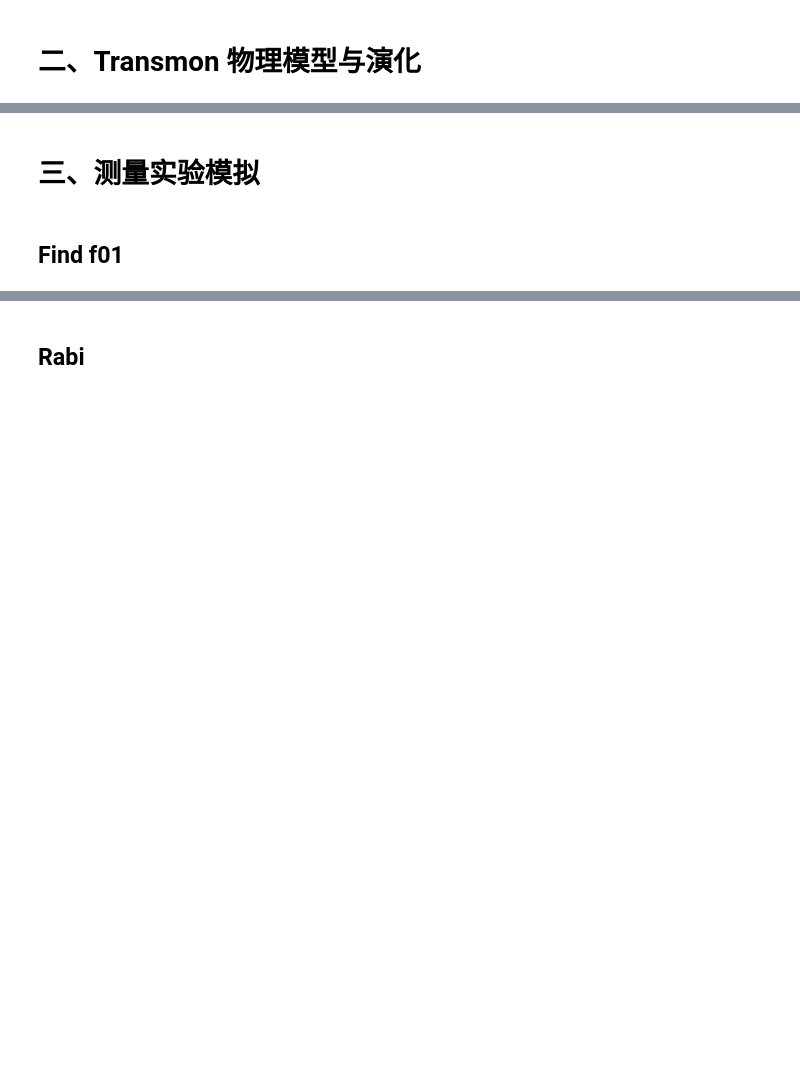
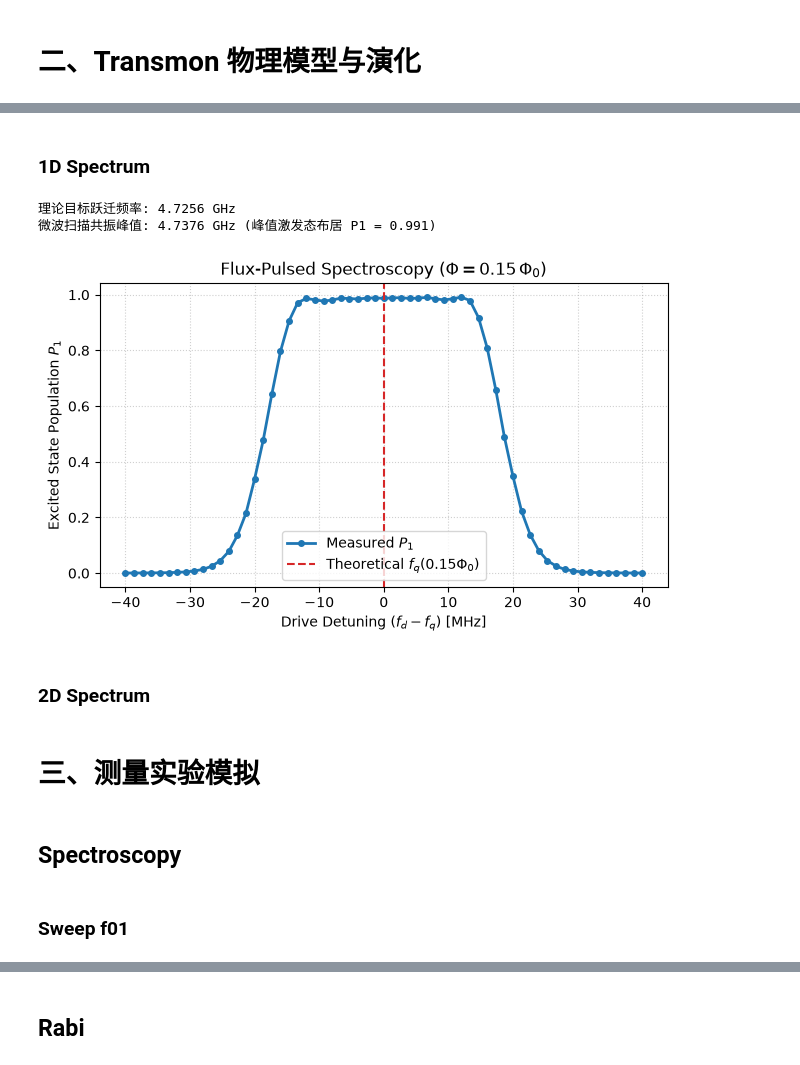
Before and after one commit to quantum-panda-a/SQPulse, a Jupyter notebook: examples/demo.ipynb, the cells around one changed output, grey strips where cells are left out. Saved outputs shown, nothing was run; the diff lists cells and outputs as text; code cells hidden in the pictures; blank space fills up the shorter version.

```diff
--- a/examples/demo.ipynb
+++ b/examples/demo.ipynb
@@ -185,0 +211,35 @@ plt.tight_layout()
+# %% [markdown]
+### 1D Spectrum
+# %%
+# 3. 扫描 XY 驱动载波频率 f_d
+freqs = np.linspace(f_shifted - 40 * MHz, f_shifted + 40 * MHz, 61)
+p1_vals = []
+
+for fd in freqs:
+    # 模拟驱动载波频率为 fd 时的含时哈密顿量动力学演化
+    res = Simulator.run(q, seq, dt=1.0 * ns, f_d=float(fd))
+    p1_vals.append(res.final_population(1))
+
+p1_vals = np.array(p1_vals)
+f_peak = freqs[np.argmax(p1_vals)]
+
+print(f"理论目标跃迁频率: {f_shifted / 1e9:.4f} GHz")
+print(f"微波扫描共振峰值: {f_peak / 1e9:.4f} GHz (峰值激发态布居 P1 = {np.max(p1_vals):.3f})")
+
+# 4. 绘制 1D 频谱响应
+plt.figure(figsize=(6.5, 4))
+plt.plot((freqs - f_shifted) / 1e6, p1_vals, "o-", color="#1f77b4", lw=2, ms=4, label="Measured $P_1$")
+plt.axvline(0, color="#d62728", linestyle="--", label=rf"Theoretical $f_q({phi_bias}\Phi_0)$")
+plt.xlabel(r"Drive Detuning $(f_d - f_q)\ [\mathrm{MHz}]$")
+plt.ylabel(r"Excited State Population $P_1$")
+plt.title(rf"Flux-Pulsed Spectroscopy ($\Phi = {phi_bias}\,\Phi_0$)")
+plt.grid(True, linestyle=":", alpha=0.6)
+plt.legend()
+plt.tight_layout()
+plt.show()
+# %% [output]
+理论目标跃迁频率: 4.7256 GHz
+微波扫描共振峰值: 4.7376 GHz (峰值激发态布居 P1 = 0.991)
+[figure, added]
+# %% [markdown]
+### 2D Spectrum
@@ -186,7 +268,9 @@ plt.tight_layout()
 # %% [markdown]
 # 三、测量实验模拟
 # %% [markdown]
-## Find f01
+## Spectroscopy
+# %% [markdown]
+### Sweep f01
 # %%
 # 1. 初始化 Transmon（默认 levels=4, f_q=5 GHz, alpha=-250 MHz）
 q = Transmon("q0", f_q=5.0e9, alpha=-250.0e6, omega_d=2*np.pi*50e6)
```
Also changed, not shown: parts of 21 cells of this notebook, 7 other files.
